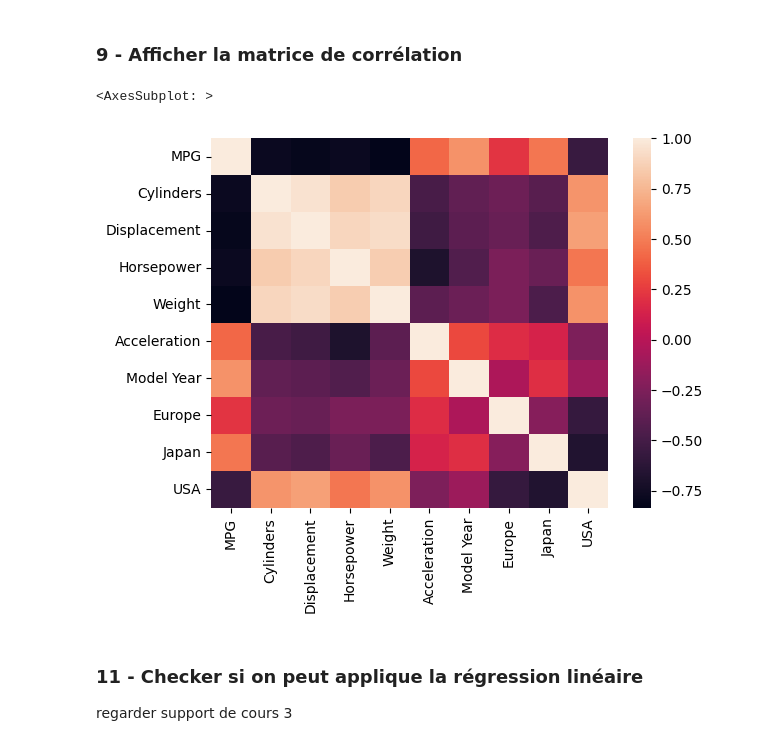
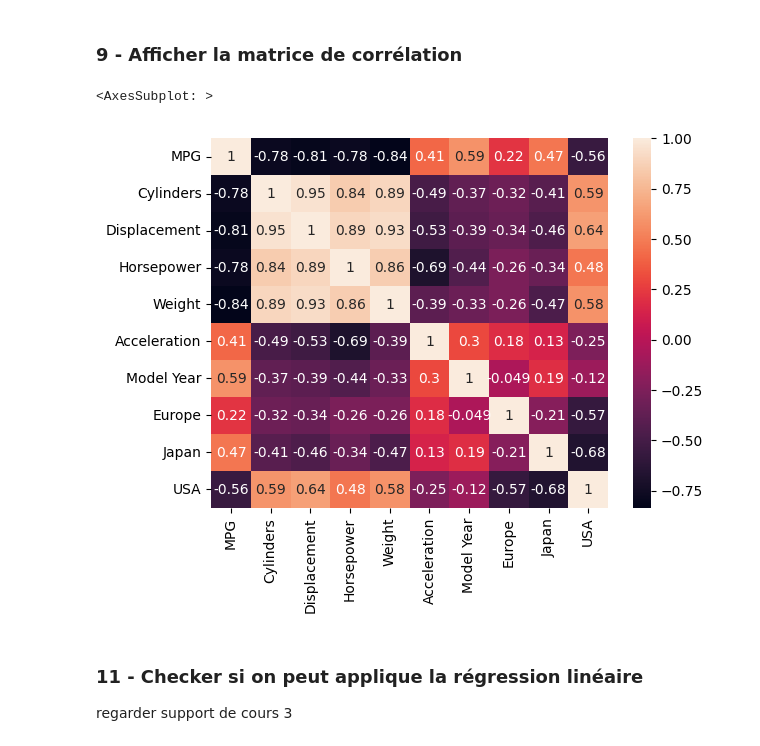
Before and after one commit to AFKBETO/machine-learning, a Jupyter notebook: TP1_regression_lineaire/Linare_regression-LSI2.ipynb, the cells around one changed output. Cells and saved outputs as stored; diff of their text form; code cells hidden in the pictures.

```diff
--- a/TP1_regression_lineaire/Linare_regression-LSI2.ipynb
+++ b/TP1_regression_lineaire/Linare_regression-LSI2.ipynb
@@ -398,6 +398,6 @@ dummies
 # %% [markdown]
 ### 5 - Diviser les données en ensembles d'apprentissage et de test
 # %%
-training_set, test_set = train_test_split(dummies, test_size=0.2, random_state=42)
+train_set, testing_set = train_test_split(dummies, test_size=0.2, random_state=42)
 # %%
 #train set
@@ -445,7 +445,7 @@ g.map_lower(sns.scatterplot)
 # %% [markdown]
 ### 7 - Afficher les statistiques globales.
 # %%
-stats = training_set.describe().transpose()
+stats = train_set.describe().transpose()
 stats
 # %% [output]
 |  | count | mean | std | min | 25% | 50% | 75% | max |
@@ -478,9 +478,9 @@ stats[['mean', 'std']]
 # %% [markdown]
 ### 8 - Normaliser les données
 # %%
-training_set_norm = training_set.copy()
+train_set_norm = train_set.copy()
 
-for column in training_set.columns:
+for column in train_set.columns:
   if column not in ['Europe', 'Japan', 'USA']:
-    training_set_norm[column] = (training_set[column] - stats['mean'][column]) / stats['std'][column]
+    train_set_norm[column] = (train_set[column] - stats['mean'][column]) / stats['std'][column]
 # %%
@@ -502,10 +502,10 @@ training_set_norm
 # %% [markdown]
 ### 9 - Afficher la matrice de corrélation
 # %%
-sns.heatmap(training_set_norm.corr(), annot=False)
+sns.heatmap(train_set_norm.corr(), annot=True)
 # %% [output]
 <AxesSubplot: >
-[figure, old version]
+[figure, new version]
 # %% [markdown]
 ### 11 - Checker si on peut applique la régression linéaire
 regarder support de cours 3
```
Also changed, not shown: parts of 10 cells of this notebook.
